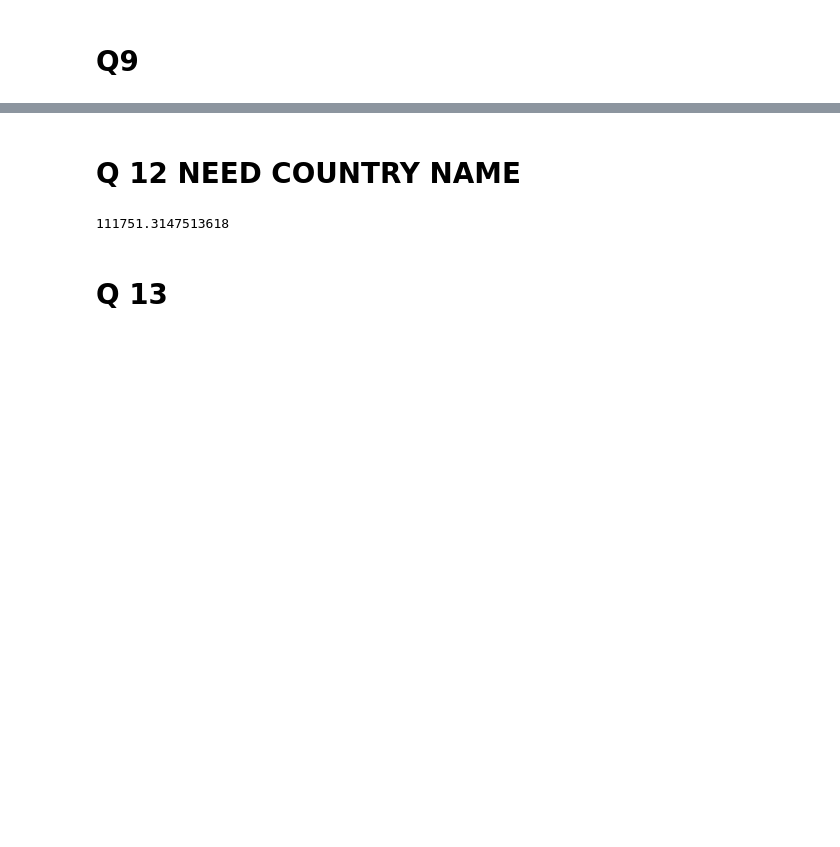
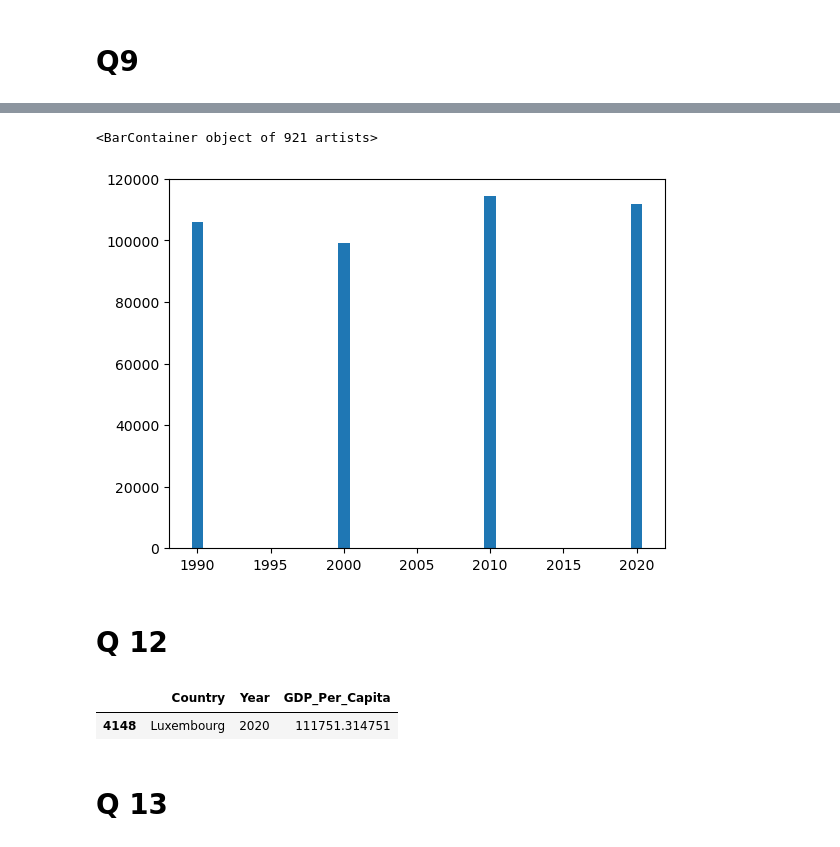
Before and after one commit to NSS-Data-Analytics-Cohort-11/undata-rneyin, a Jupyter notebook: notebook/UN_da11_rn.ipynb, the cells around one changed output, grey strips where cells are left out. Drawn from its saved outputs; the diff is of its cells as text; code cells hidden in the pictures; blank space fills up the shorter version.

```diff
--- a/notebook/UN_da11_rn.ipynb
+++ b/notebook/UN_da11_rn.ipynb
@@ -183,0 +185,5 @@ print(med_gdp_2020)
+# %%
+#subsetting data to only include the years 1990, 2000, 2010, and 2020
+years=[1990,2000,2010,2020]
+gdp_decades=gdp_fn[gdp_fn["Year"].isin(years)]
+print(gdp_decades)
@@ -183,0 +207,6 @@ print(med_gdp_2020)
+# %%
+#bar plot
+plt.bar(gdp_decades.Year,gdp_decades.GDP_Per_Capita)
+# %% [output]
+<BarContainer object of 921 artists>
+[figure, added]
@@ -184,13 +217,14 @@ print(med_gdp_2020)
 # %% [markdown]
-# Q 12 NEED COUNTRY NAME
+# Q 12
 # %%
 # add country name
 
 #max GDP per capita value in 2020
-max_gdp_2020= gdp_df[gdp_df["Year"]==2020]["Value"].max()
-print(max_gdp_2020)
+max_gdp_2020= gdp_fn[gdp_fn["Year"]==2020]
+max_gdp_2020.sort_values(by =['GDP_Per_Capita'],ascending=False).head(1)
 # %% [output]
-111751.3147513618
+|  | Country | Year | GDP_Per_Capita |
+| 4148 | Luxembourg | 2020 | 111751.314751 |
 # %% [markdown]
 # Q 13
 # %%
```
Also changed, not shown: parts of 19 cells of this notebook.
